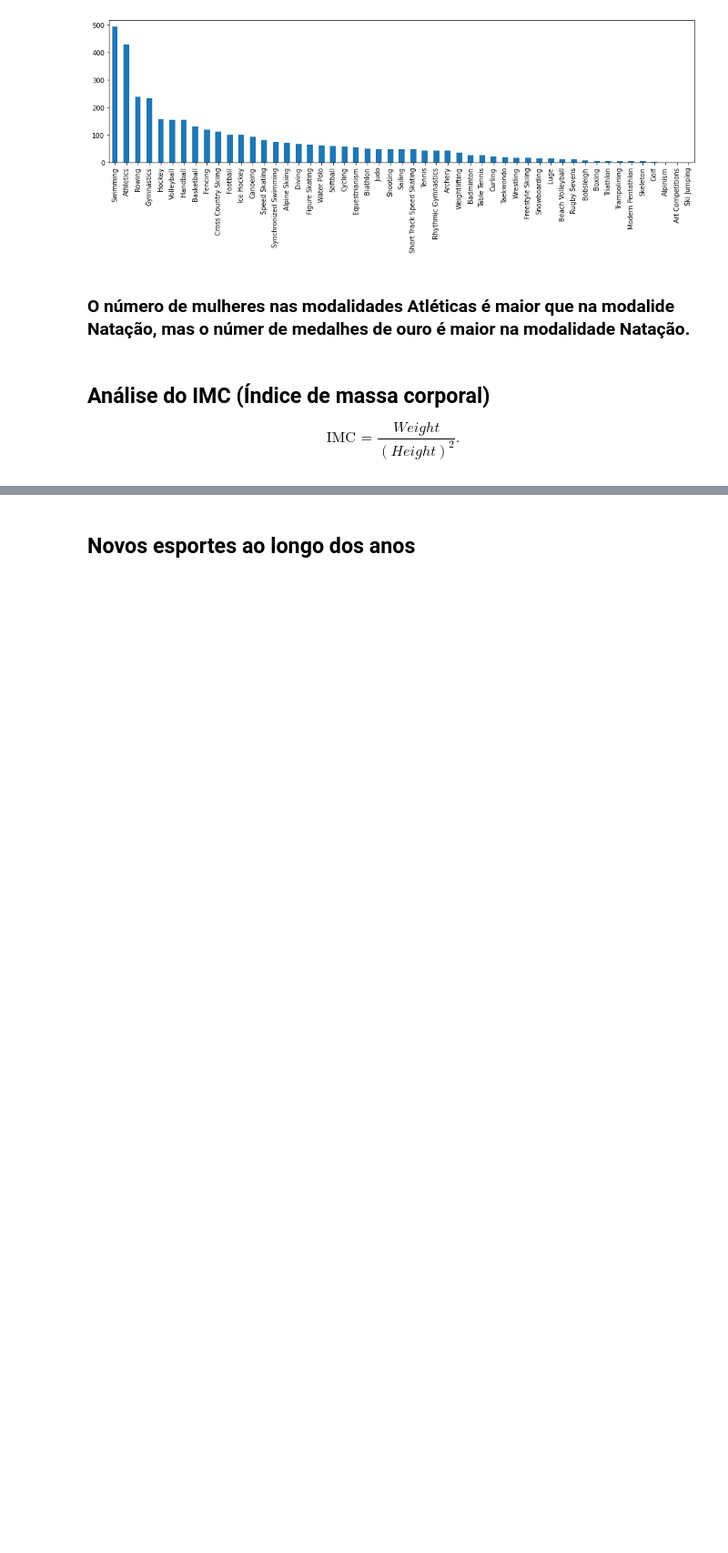
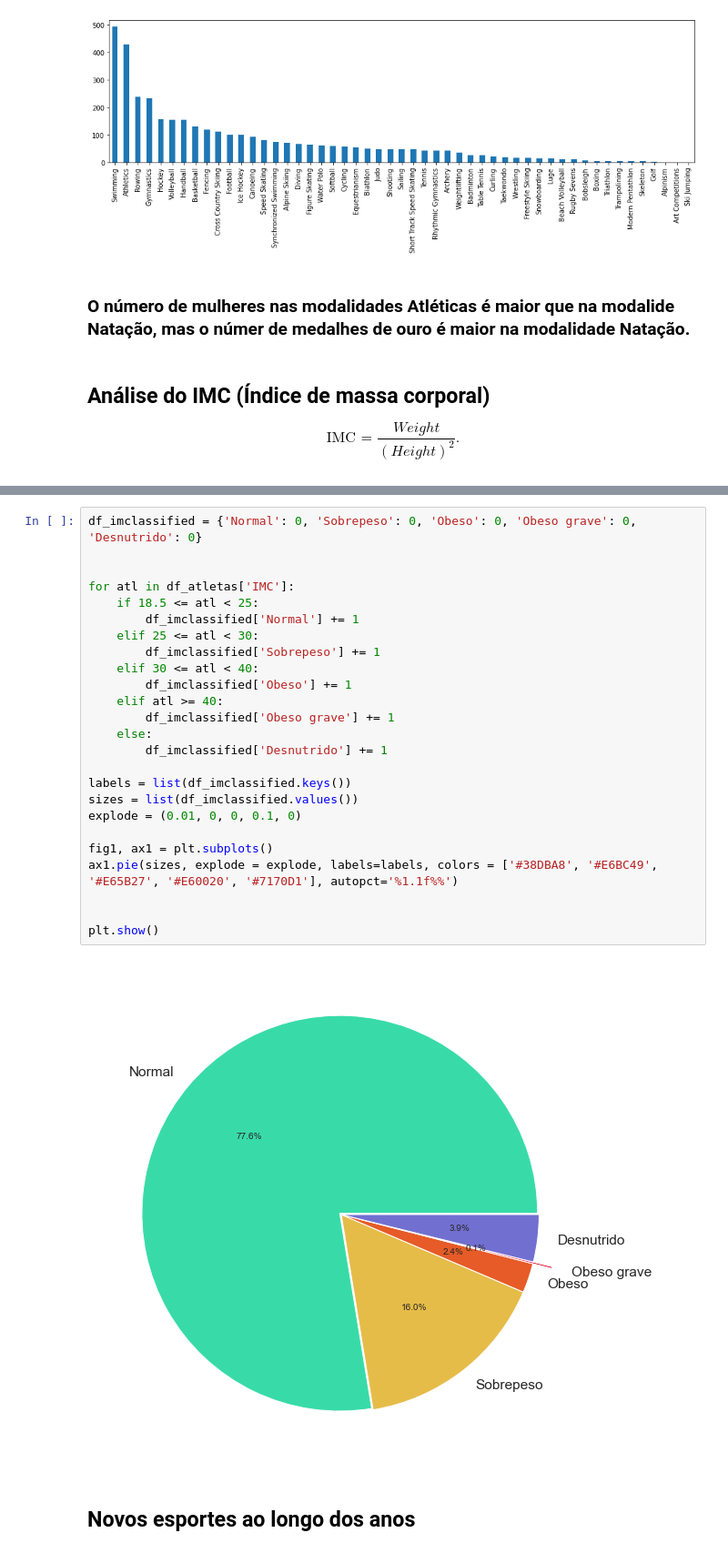
Before and after one commit to thalissonfelipe/mineracao, a Jupyter notebook: Relatorio.ipynb, the cells around one changed output, grey strips where cells are left out. Shown at 91% size. Cells and saved outputs as stored; diff of their text form; blank space fills up the shorter version.

```diff
--- a/Relatorio.ipynb
+++ b/Relatorio.ipynb
@@ -278,3 +302,30 @@ imc_df.head()
+# %%
+df_imclassified = {'Normal': 0, 'Sobrepeso': 0, 'Obeso': 0, 'Obeso grave': 0, 'Desnutrido': 0}
+
+
+for atl in df_atletas['IMC']:
+    if 18.5 <= atl < 25:
+        df_imclassified['Normal'] += 1
+    elif 25 <= atl < 30:
+        df_imclassified['Sobrepeso'] += 1
+    elif 30 <= atl < 40:
+        df_imclassified['Obeso'] += 1
+    elif atl >= 40:
+        df_imclassified['Obeso grave'] += 1
+    else:
+        df_imclassified['Desnutrido'] += 1
+
+labels = list(df_imclassified.keys())
+sizes = list(df_imclassified.values())
+explode = (0.01, 0, 0, 0.1, 0)
+
+fig1, ax1 = plt.subplots()
+ax1.pie(sizes, explode = explode, labels=labels, colors = ['#38DBA8', '#E6BC49', '#E65B27', '#E60020', '#7170D1'], autopct='%1.1f%%')
+
+
+plt.show()
+# %% [output]
+[figure, added]
 # %% [markdown]
 ## Novos esportes ao longo dos anos
 # %%
```
Also changed, not shown: parts of 10 cells of this notebook.
